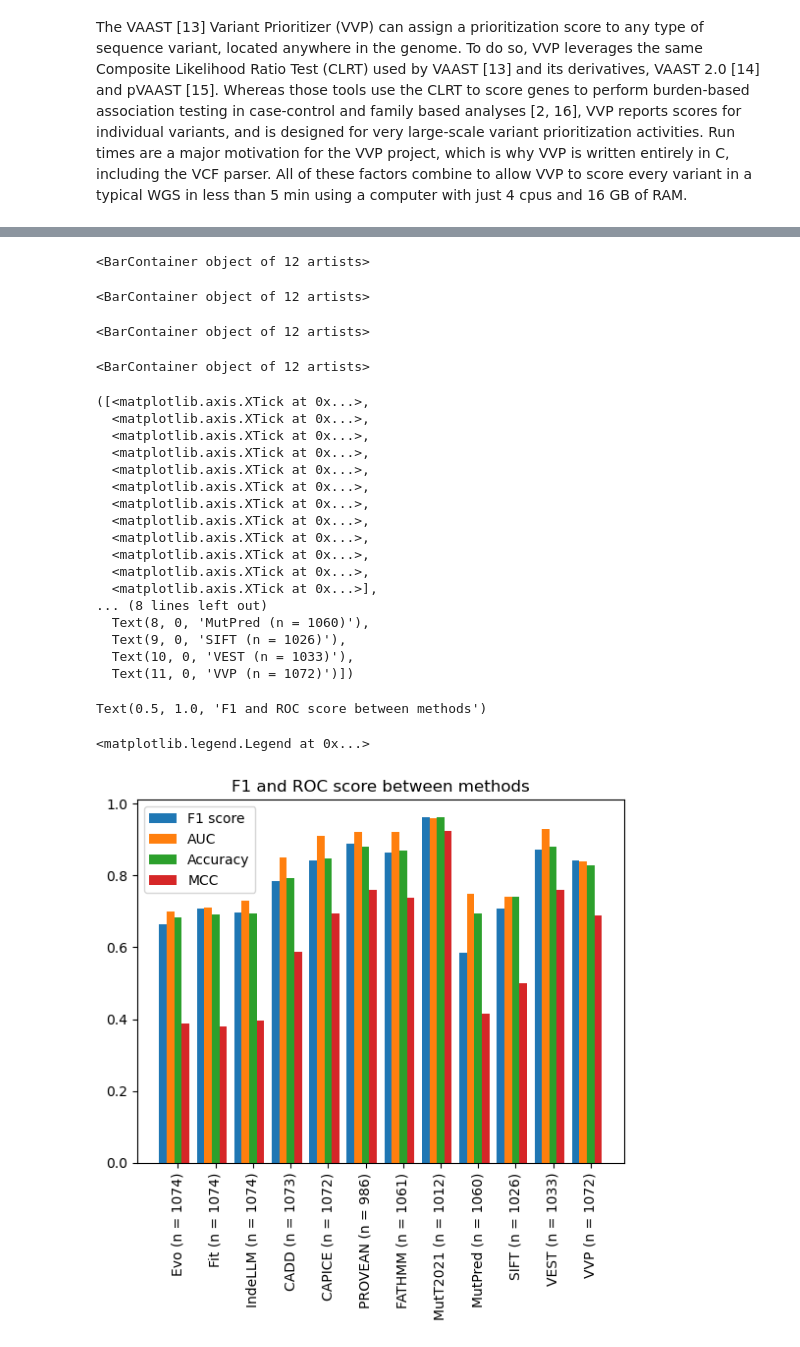
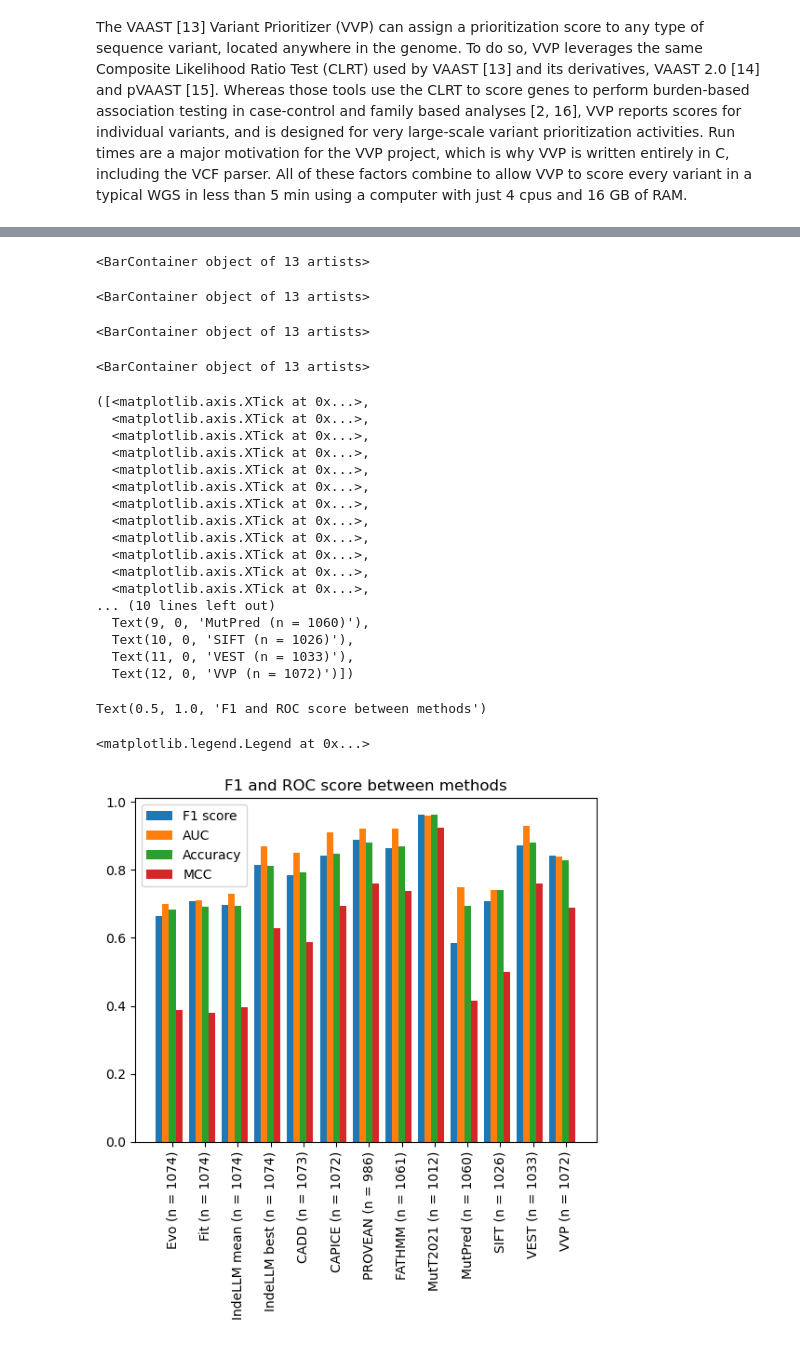
Before and after one commit to OriolGraCar/IndeLLM, a Jupyter notebook: Analysis/Analysis.ipynb, the cells around one changed output, grey strips where cells are left out. Cells and saved outputs as stored; diff of their text form; code cells hidden in the pictures.

Commit message:
Added new combination of Evo and Fit, using the best dif_values from both

```diff
--- a/Analysis/Analysis.ipynb
+++ b/Analysis/Analysis.ipynb
@@ -1341,46 +1409,46 @@ Text(0.5, 1.0, 'ROC Curve for our predictions')
 # %%
 #Plotting the F1 scores together
 
-F1 = pd.DataFrame({'Method': ['Evo', 'Fit', 'IndeLLM', 'CADD', 'CAPICE', 'PROVEAN', 'FATHMM', 'MutT2021', 'MutPred', 'SIFT', 'VEST', 'VVP'],
-      'F1 Score': [f1_evo, f1_fit, f1_combined, f1_CADD, f1_CAPICE, f1_PROVEAN, f1_FATHMM, f1_MutationTaster2021, f1_MutPredIndel, f1_SIFT, f1_VEST, f1_VVP],
-      'ROC': [roc_auc_evo, roc_auc_fit, roc_auc_combined, roc_auc_CADD, roc_auc_CAPICE, roc_auc_PROVEAN, roc_auc_FATHMM, roc_auc_MutationTaster2021, roc_auc_MutPredIndel, roc_auc_SIFT, roc_auc_VEST, roc_auc_VVP],
-      'Sample size': [len(pred_evo), len(pred_fit), len(pred_combined), len(pred_CADD),len(pred_CAPICE), len(pred_PROVEAN), len(pred_FATHMM), len(pred_MutationTaster2021), len(pred_MutPredIndel), len(pred_SIFT), len(pred_VEST), len(pred_VVP)],
-      'Accuracy': [accuracy_evo, accuracy_fit, accuracy_combined, accuracy_CADD, accuracy_CAPICE, accuracy_PROVEAN, accuracy_FATHMM, accuracy_MutationTaster2021, accuracy_MutPredIndel, accuracy_SIFT, accuracy_VEST, accuracy_VVP],
-      'MCC': [mcc_evo, mcc_fit, mcc_combined, mcc_CADD, mcc_CAPICE, mcc_PROVEAN, mcc_FATHMM, mcc_MutationTaster2021, mcc_MutPredIndel, mcc_SIFT, mcc_VEST, mcc_VVP]})
+F1 = pd.DataFrame({'Method': ['Evo', 'Fit', 'IndeLLM mean', 'IndeLLM best', 'CADD', 'CAPICE', 'PROVEAN', 'FATHMM', 'MutT2021', 'MutPred', 'SIFT', 'VEST', 'VVP'],
+      'F1 Score': [f1_evo, f1_fit, f1_combined, f1_best, f1_CADD, f1_CAPICE, f1_PROVEAN, f1_FATHMM, f1_MutationTaster2021, f1_MutPredIndel, f1_SIFT, f1_VEST, f1_VVP],
+      'ROC': [roc_auc_evo, roc_auc_fit, roc_auc_combined, roc_auc_best, roc_auc_CADD, roc_auc_CAPICE, roc_auc_PROVEAN, roc_auc_FATHMM, roc_auc_MutationTaster2021, roc_auc_MutPredIndel, roc_auc_SIFT, roc_auc_VEST, roc_auc_VVP],
+      'Sample size': [len(pred_evo), len(pred_fit), len(pred_combined), len(pred_best), len(pred_CADD),len(pred_CAPICE), len(pred_PROVEAN), len(pred_FATHMM), len(pred_MutationTaster2021), len(pred_MutPredIndel), len(pred_SIFT), len(pred_VEST), len(pred_VVP)],
+      'Accuracy': [accuracy_evo, accuracy_fit, accuracy_combined, accuracy_best, accuracy_CADD, accuracy_CAPICE, accuracy_PROVEAN, accuracy_FATHMM, accuracy_MutationTaster2021, accuracy_MutPredIndel, accuracy_SIFT, accuracy_VEST, accuracy_VVP],
+      'MCC': [mcc_evo, mcc_fit, mcc_combined, mcc_best, mcc_CADD, mcc_CAPICE, mcc_PROVEAN, mcc_FATHMM, mcc_MutationTaster2021, mcc_MutPredIndel, mcc_SIFT, mcc_VEST, mcc_VVP]})
 
 
 labels = [f"{method} (n = {sample_size})" for method, sample_size in zip(F1['Method'], F1['Sample size'])]
 
 plt.bar(np.arange(len(F1)) - 0.4, F1['F1 Score'], 0.2, label = 'F1 score')
 plt.bar(np.arange(len(F1)) - 0.2, F1['ROC'], 0.2, label = 'AUC')
 plt.bar(np.arange(len(F1)) , F1['Accuracy'], 0.2, label = 'Accuracy')
 plt.bar(np.arange(len(F1)) + 0.2, F1['MCC'], 0.2, label = 'MCC')
 plt.xticks(np.arange(len(F1)), labels, rotation=90)
 plt.title('F1 and ROC score between methods')
 plt.legend(loc = 'best')
 plt.show()
 # %% [output]
-<BarContainer object of 12 artists>
+<BarContainer object of 13 artists>
-<BarContainer object of 12 artists>
+<BarContainer object of 13 artists>
-<BarContainer object of 12 artists>
+<BarContainer object of 13 artists>
-<BarContainer object of 12 artists>
+<BarContainer object of 13 artists>
 ([<matplotlib.axis.XTick at 0x...>,
   <matplotlib.axis.XTick at 0x...>,
   <matplotlib.axis.XTick at 0x...>,
   <matplotlib.axis.XTick at 0x...>,
   <matplotlib.axis.XTick at 0x...>,
   <matplotlib.axis.XTick at 0x...>,
   <matplotlib.axis.XTick at 0x...>,
   <matplotlib.axis.XTick at 0x...>,
   <matplotlib.axis.XTick at 0x...>,
   <matplotlib.axis.XTick at 0x...>,
   <matplotlib.axis.XTick at 0x...>,
-  <matplotlib.axis.XTick at 0x...>],
-... (8 lines left out)
-  Text(8, 0, 'MutPred (n = 1060)'),
-  Text(9, 0, 'SIFT (n = 1026)'),
-  Text(10, 0, 'VEST (n = 1033)'),
-  Text(11, 0, 'VVP (n = 1072)')])
+  <matplotlib.axis.XTick at 0x...>,
+... (10 lines left out)
+  Text(9, 0, 'MutPred (n = 1060)'),
+  Text(10, 0, 'SIFT (n = 1026)'),
+  Text(11, 0, 'VEST (n = 1033)'),
+  Text(12, 0, 'VVP (n = 1072)')])
 Text(0.5, 1.0, 'F1 and ROC score between methods')
 <matplotlib.legend.Legend at 0x...>
-[figure, old version]
+[figure, new version]
```
Also changed, not shown: parts of 11 cells of this notebook.
